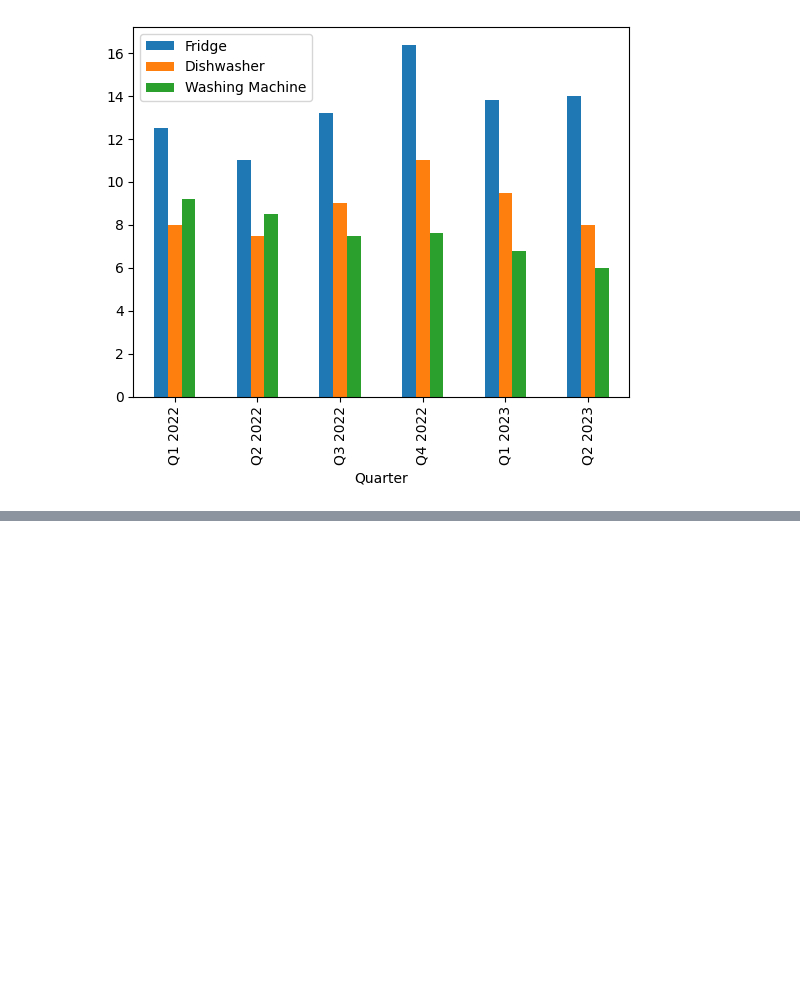
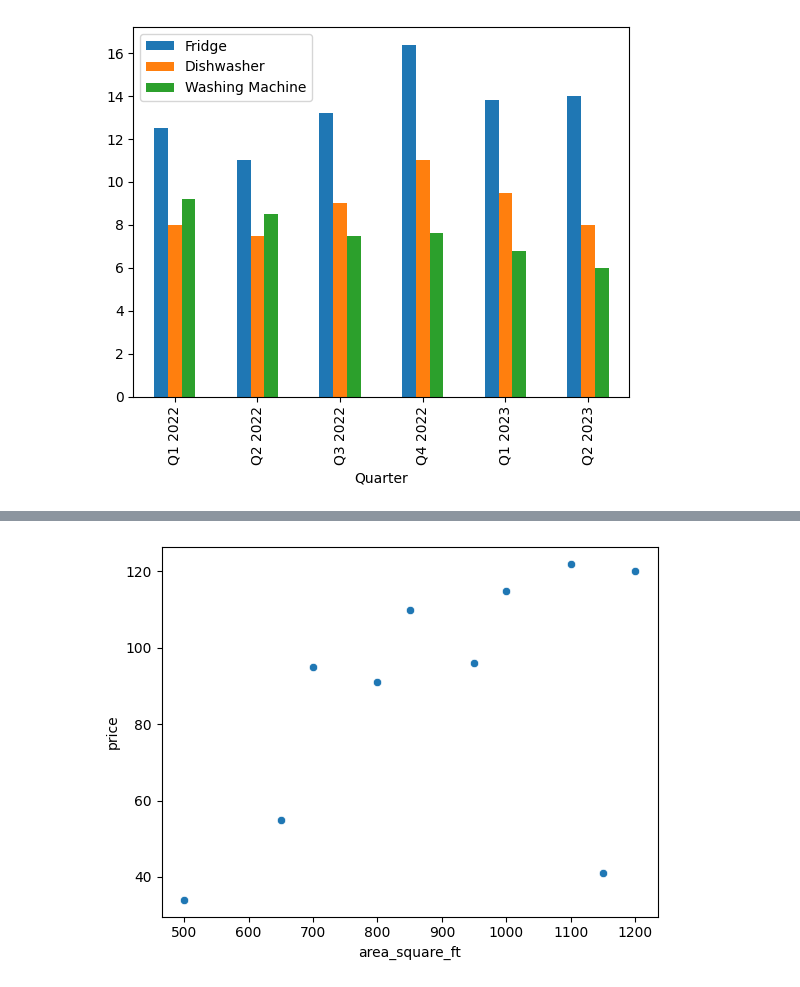
Before and after one commit to azeem932356/Numpy-Pandas-OpenCV-DataVisualization-DataScraping, a Jupyter notebook: Pandas/Pandas.ipynb, the cells around one changed output, grey strips where cells are left out. Cells and saved outputs as stored; diff of their text form; code cells hidden in the pictures; blank space fills up the shorter version.

```diff
--- a/Pandas/Pandas.ipynb
+++ b/Pandas/Pandas.ipynb
@@ -1414,0 +1440,5 @@ plt.show()
+# %%
+#scatter plot
+
+df= pd.read_excel("scatter_plot.xlsx")
+df
@@ -1414,0 +1457,5 @@ plt.show()
+# %%
+sns.scatterplot(data= df, x="area_square_ft", y="price")
+plt.show()
+# %% [output]
+[figure, added]
```
Also changed, not shown: parts of 4 cells of this notebook.
